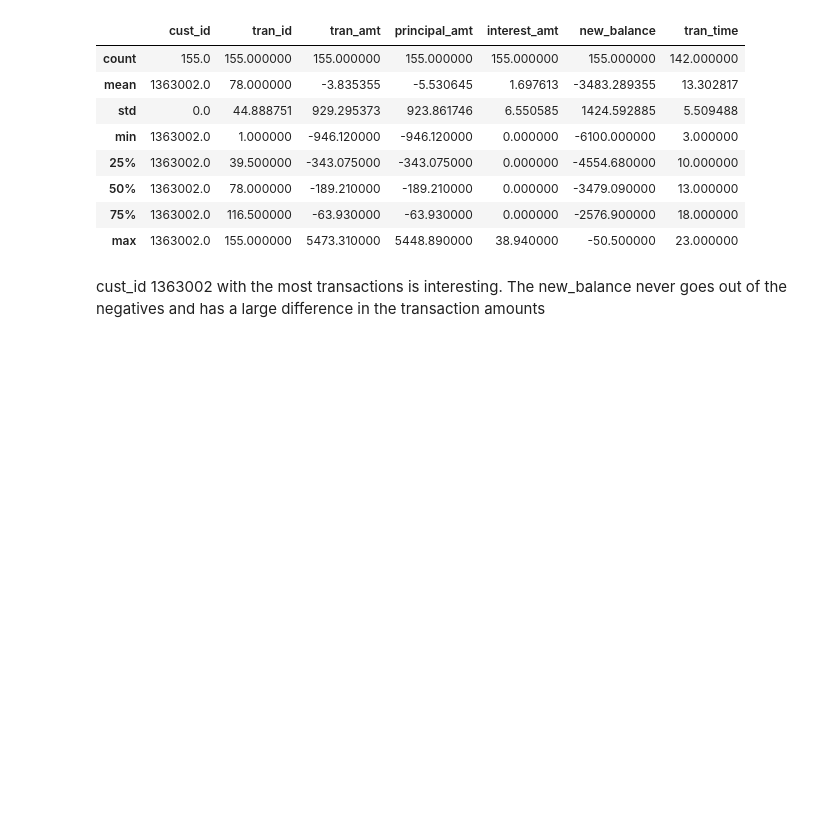
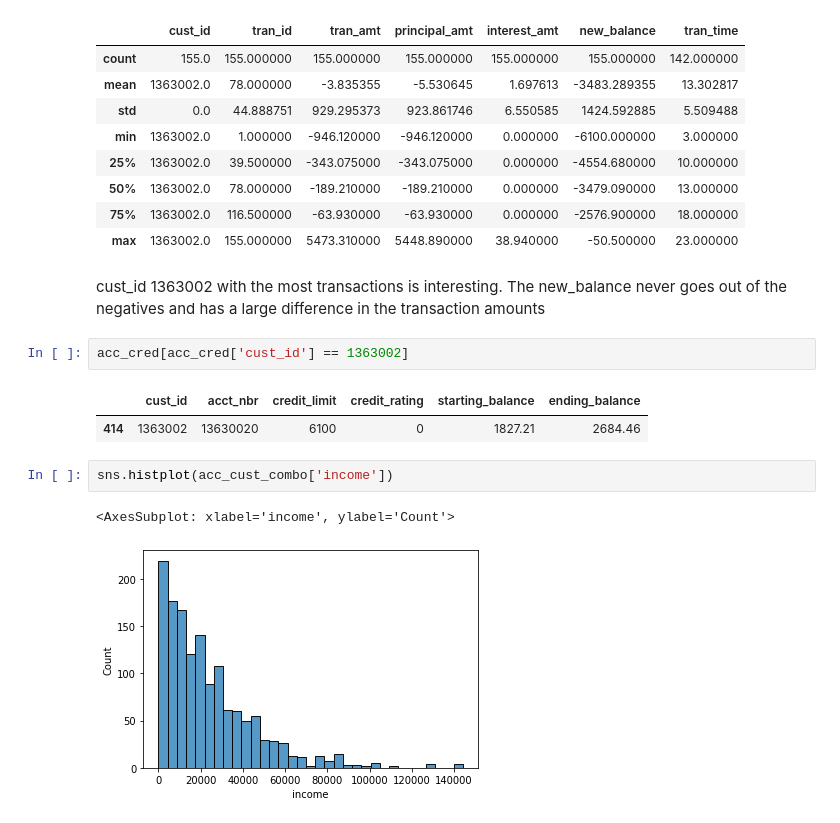
Before and after one commit to Malcolm-Q/mini-project-III, a Jupyter notebook: 2-EDA.ipynb, the cells around one changed output. Saved outputs shown, nothing was run; the diff lists cells and outputs as text; blank space fills up the shorter version.

Commit message:
Fixed date error, added some new visualizations and merged tables

```diff
--- a/2-EDA.ipynb
+++ b/2-EDA.ipynb
@@ -278,3 +278,13 @@ tran_cred[tran_cred['cust_id'] == 1363002].describe()
 | max | 1363002.0 | 155.000000 | 5473.310000 | 5448.890000 | 38.940000 | -50.500000 | 23.000000 |
 # %% [markdown]
 cust_id 1363002 with the most transactions is interesting. The new_balance never goes out of the negatives and has a large difference in the transaction amounts
+# %%
+acc_cred[acc_cred['cust_id'] == 1363002]
+# %% [output]
+|  | cust_id | acct_nbr | credit_limit | credit_rating | starting_balance | ending_balance |
+| 414 | 1363002 | 13630020 | 6100 | 0 | 1827.21 | 2684.46 |
+# %%
+sns.histplot(acc_cust_combo['income'])
+# %% [output]
+<AxesSubplot: xlabel='income', ylabel='Count'>
+[figure, added]
```
Also changed, not shown: parts of 26 cells of this notebook, 10 other files.
